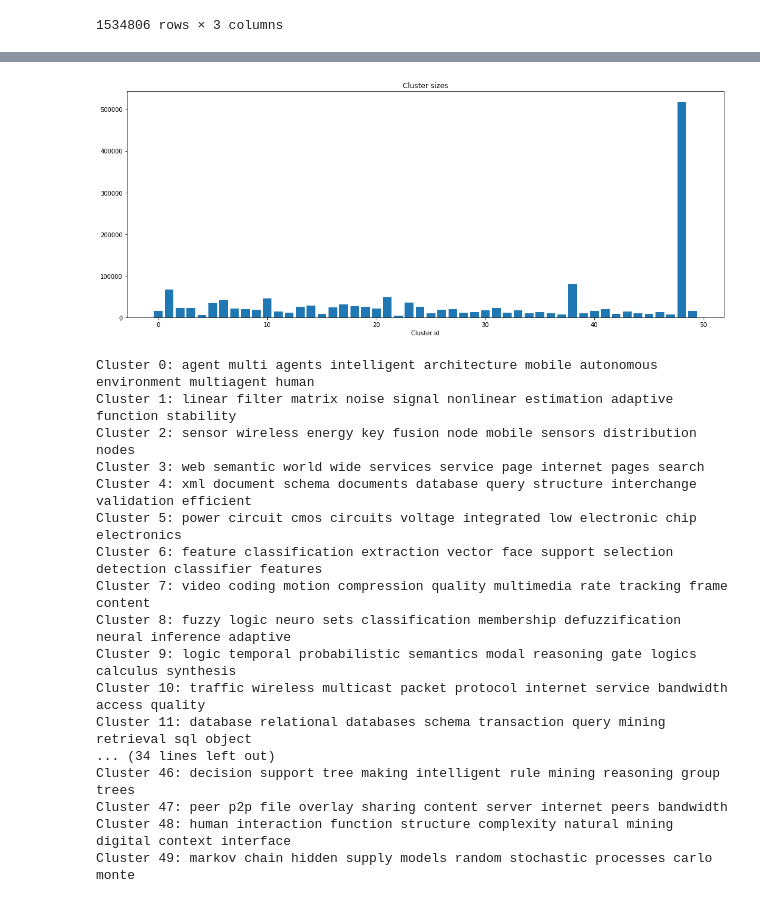
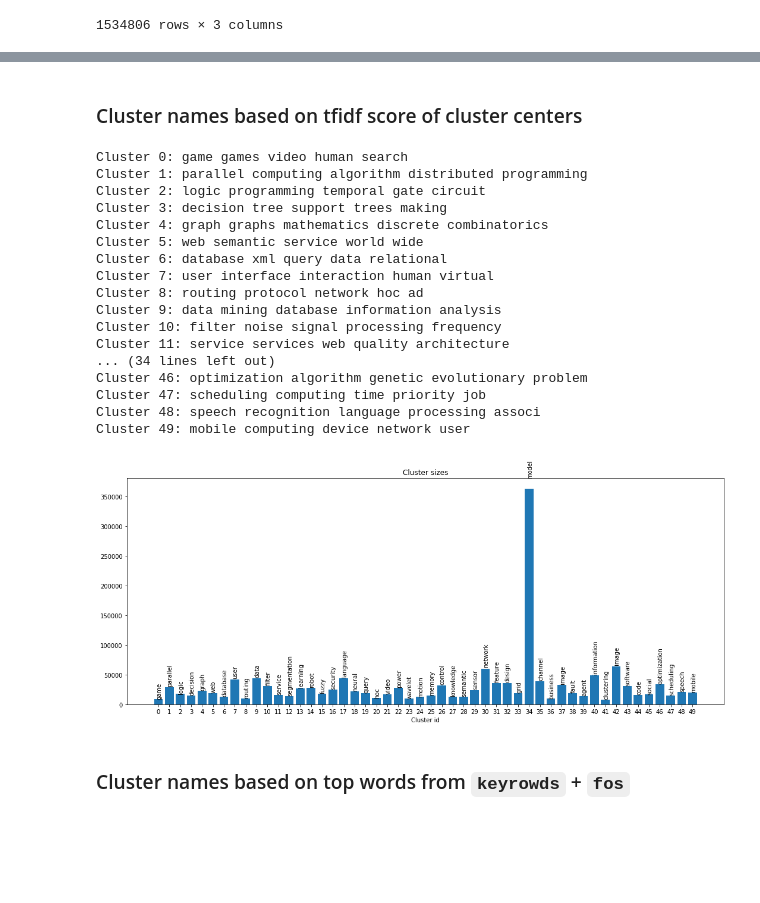
Before and after one commit to MADE-TEAM-PROJECT-1/clusterization_model, a Jupyter notebook: clusterization.ipynb, the cells around one changed output, grey strips where cells are left out. Drawn from its saved outputs; the diff is of its cells as text; code cells hidden in the pictures; blank space fills up the shorter version.

Commit message:
Added stemming, reduced dimension parameter

```diff
--- a/clusterization.ipynb
+++ b/clusterization.ipynb
@@ -13,14 +23,18 @@ from sklearn.metrics import silhouette_score
 COLUMNS_TO_DROP = ['_id', 'year', 'n_citation', 'references', 'authors']
 NUM_PARTS = 3
 RANDOM_STATE = 42
-REDUCED_DIMENSION = 100
+REDUCED_DIMENSION = 60
 NUM_CLUSTERS = 50
 
-def plot_clusters(cluster_ids, cluster_sizes):
+def plot_clusters(cluster_ids, cluster_sizes, cluster_names):
     plt.figure(figsize=(18, 7))
     plt.bar(cluster_ids, cluster_sizes)
     plt.xlabel('Cluster id')
+    plt.xticks(range(NUM_CLUSTERS))
     plt.title('Cluster sizes')
+    ax = plt.gca()
+    for bar, word in zip(ax.patches, cluster_names):
+        ax.text(bar.get_x() + bar.get_width() / 4, bar.get_y() + bar.get_height()*1.05, word, rotation='vertical', color = 'black', va = 'bottom', fontsize=10)
     plt.show()
 
 def get_score(X, cluster_labels, sample_size=10000):
@@ -86,5 +115,5 @@ articles
 # %%
-vectorizer = TfidfVectorizer(max_df=0.1, min_df=5, stop_words='english')
+vectorizer = TfidfVectorizer(max_df=0.5, min_df=10, stop_words='english')
 svd = TruncatedSVD(n_components=REDUCED_DIMENSION, random_state=RANDOM_STATE)
 kmeans = KMeans(n_clusters=NUM_CLUSTERS, random_state=RANDOM_STATE)
 
@@ -109,31 +138,36 @@ Score: 0.11644531182964452
-# %%
-plot_clusters(cluster_ids, cluster_sizes)
-# %% [output]
-[figure, removed]
+# %% [markdown]
+### Cluster names based on tfidf score of cluster centers
 # %%
 original_space_centroids = svd.inverse_transform(kmeans.cluster_centers_)
 order_centroids = original_space_centroids.argsort()[:, ::-1]
 terms = vectorizer.get_feature_names_out()
+cluster_names = terms[order_centroids[:, 0]]
 
-topK = 10
+topK = 5
 for i in range(NUM_CLUSTERS):
     print(f'Cluster {i}: ', end='')
     print(' '.join(terms[order_centroids[i, :topK]]))
 # %% [output]
-Cluster 0: agent multi agents intelligent architecture mobile autonomous environment multiagent human
-Cluster 1: linear filter matrix noise signal nonlinear estimation adaptive function stability
-Cluster 2: sensor wireless energy key fusion node mobile sensors distribution nodes
-Cluster 3: web semantic world wide services service page internet pages search
-Cluster 4: xml document schema documents database query structure interchange validation efficient
-Cluster 5: power circuit cmos circuits voltage integrated low electronic chip electronics
-Cluster 6: feature classification extraction vector face support selection detection classifier features
-Cluster 7: video coding motion compression quality multimedia rate tracking frame content
-Cluster 8: fuzzy logic neuro sets classification membership defuzzification neural inference adaptive
-Cluster 9: logic temporal probabilistic semantics modal reasoning gate logics calculus synthesis
-Cluster 10: traffic wireless multicast packet protocol internet service bandwidth access quality
-Cluster 11: database relational databases schema transaction query mining retrieval sql object
+Cluster 0: game games video human search
+Cluster 1: parallel computing algorithm distributed programming
+Cluster 2: logic programming temporal gate circuit
+Cluster 3: decision tree support trees making
+Cluster 4: graph graphs mathematics discrete combinatorics
+Cluster 5: web semantic service world wide
+Cluster 6: database xml query data relational
+Cluster 7: user interface interaction human virtual
+Cluster 8: routing protocol network hoc ad
+Cluster 9: data mining database information analysis
+Cluster 10: filter noise signal processing frequency
+Cluster 11: service services web quality architecture
 ... (34 lines left out)
-Cluster 46: decision support tree making intelligent rule mining reasoning group trees
-Cluster 47: peer p2p file overlay sharing content server internet peers bandwidth
-Cluster 48: human interaction function structure complexity natural mining digital context interface
-Cluster 49: markov chain hidden supply models random stochastic processes carlo monte
+Cluster 46: optimization algorithm genetic evolutionary problem
+Cluster 47: scheduling computing time priority job
+Cluster 48: speech recognition language processing associ
+Cluster 49: mobile computing device network user
+# %%
+plot_clusters(cluster_ids, cluster_sizes, cluster_names)
+# %% [output]
+[figure, added]
+# %% [markdown]
+### Cluster names based on top words from `keyrowds` + `fos`
```
Also changed, not shown: parts of 13 cells of this notebook.
